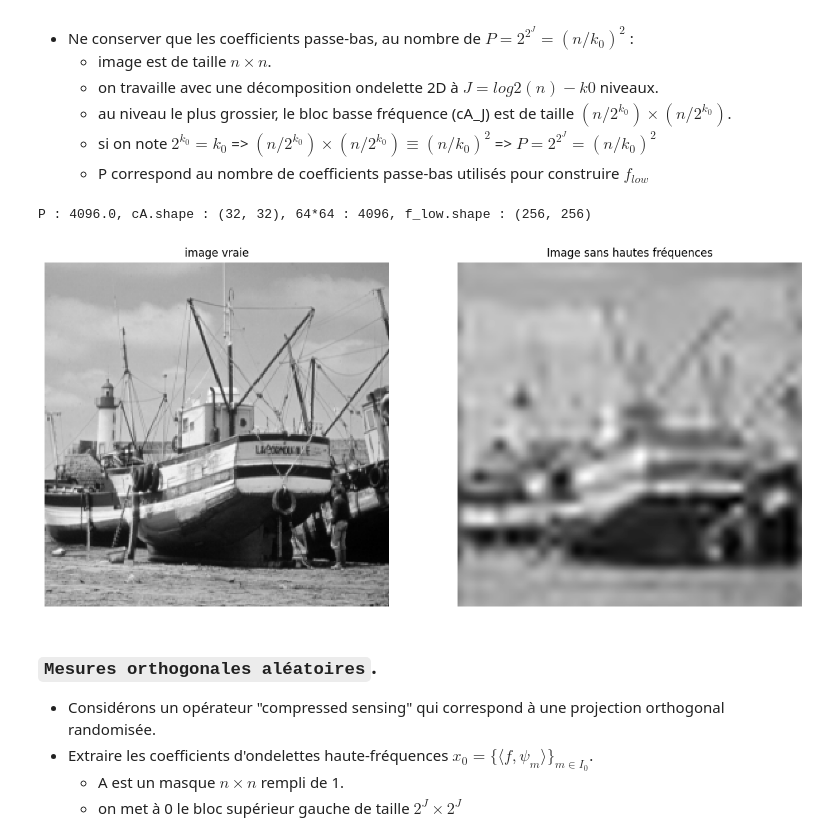
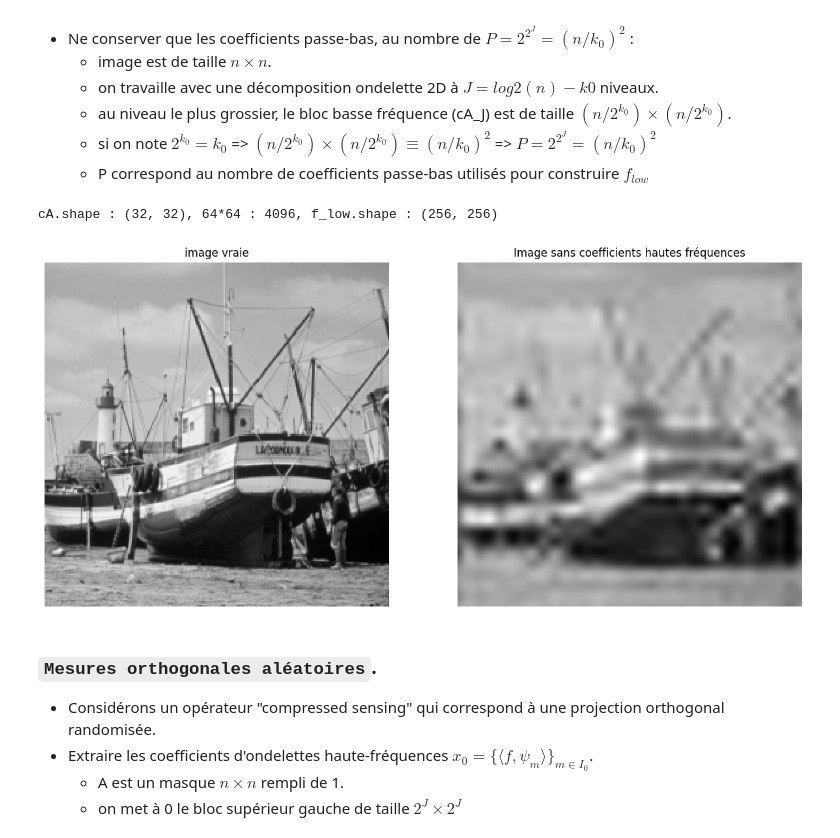
Before and after one commit to Borleo/2_M2_IAFA, a Jupyter notebook: TP_M2IAFA/TP_M2_IMGCMPT/TP23_Imagerie_Computationnelle/4_Sparsity and Redundant Representations/Compressed Sensing of Images/sparsity_2_cs_images.ipynb, the cells around one changed output. Saved outputs shown, nothing was run; the diff lists cells and outputs as text; code cells hidden in the pictures.

```diff
--- a/TP_M2IAFA/TP_M2_IMGCMPT/TP23_Imagerie_Computationnelle/4_Sparsity and Redundant Representations/Compressed Sensing of Images/sparsity_2_cs_images.ipynb
+++ b/TP_M2IAFA/TP_M2_IMGCMPT/TP23_Imagerie_Computationnelle/4_Sparsity and Redundant Representations/Compressed Sensing of Images/sparsity_2_cs_images.ipynb
@@ -204,14 +205,14 @@ Construire une approximation basse fréquence $∣f_{low}∣$
 # %%
 details_zero = [(np.zeros_like(cH), np.zeros_like(cV),np.zeros_like(cD)) for (cH, cV, cD) in details]
 coeffs_low = [cA] + details_zero
 f_low = perform_inverse_wavelet_transf(coeffs_low,wavelet)
-print(f"P : {P}, cA.shape : {cA.shape}, 64*64 : {64*64}, f_low.shape : {f_low.shape}")
+print(f"cA.shape : {cA.shape}, 64*64 : {64*64}, f_low.shape : {f_low.shape}")
 plt.figure(figsize=(15, 15))
 imageplot(clamp(f0),'image vraie',[1,2,1])
-imageplot(clamp(f_low),f'Image sans hautes fréquences',[1,2,2])
+imageplot(clamp(f_low),f'Image sans coefficients hautes fréquences',[1,2,2])
 # %% [output]
-P : 4096.0, cA.shape : (32, 32), 64*64 : 4096, f_low.shape : (256, 256)
+cA.shape : (32, 32), 64*64 : 4096, f_low.shape : (256, 256)
-[figure, old version]
+[figure, new version]
 # %% [markdown]
 
 ### `Mesures orthogonales aléatoires`.
```
Also changed, not shown: parts of 22 cells of this notebook.
